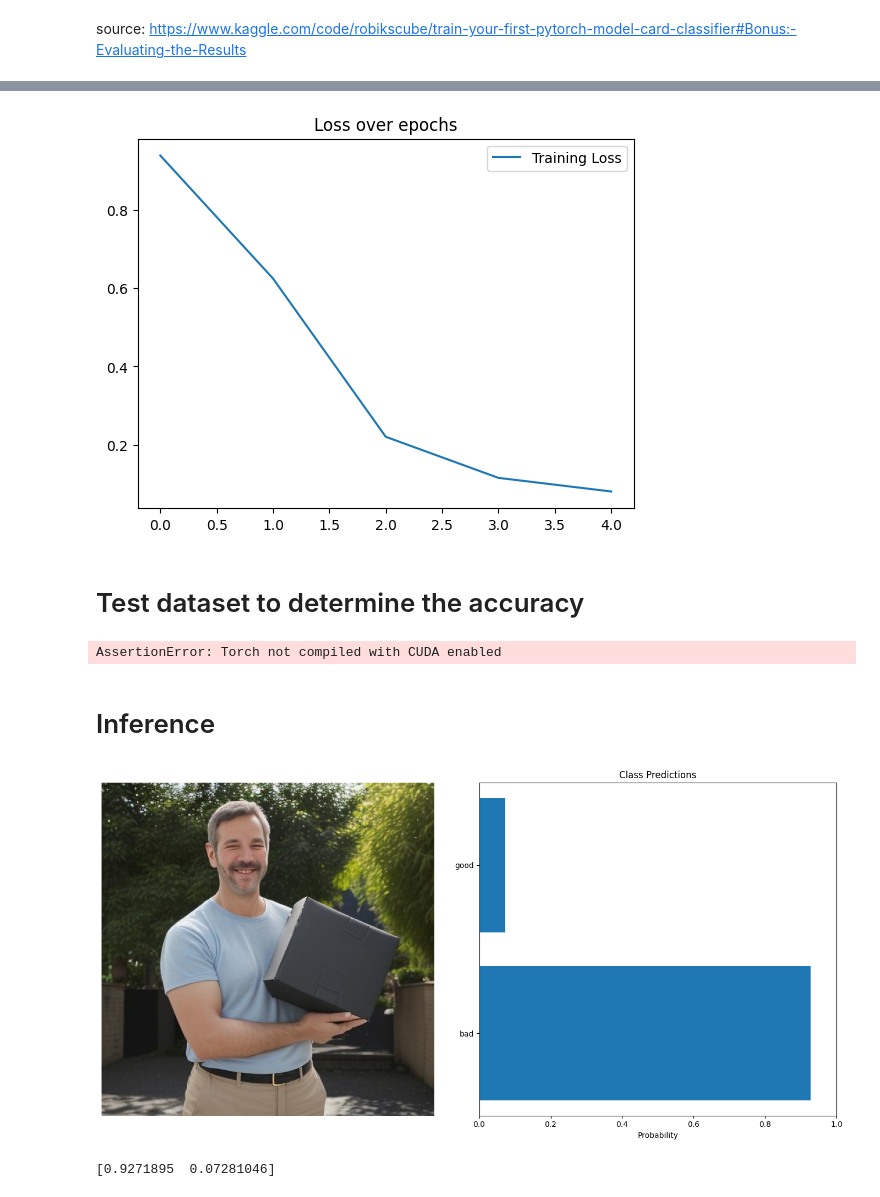
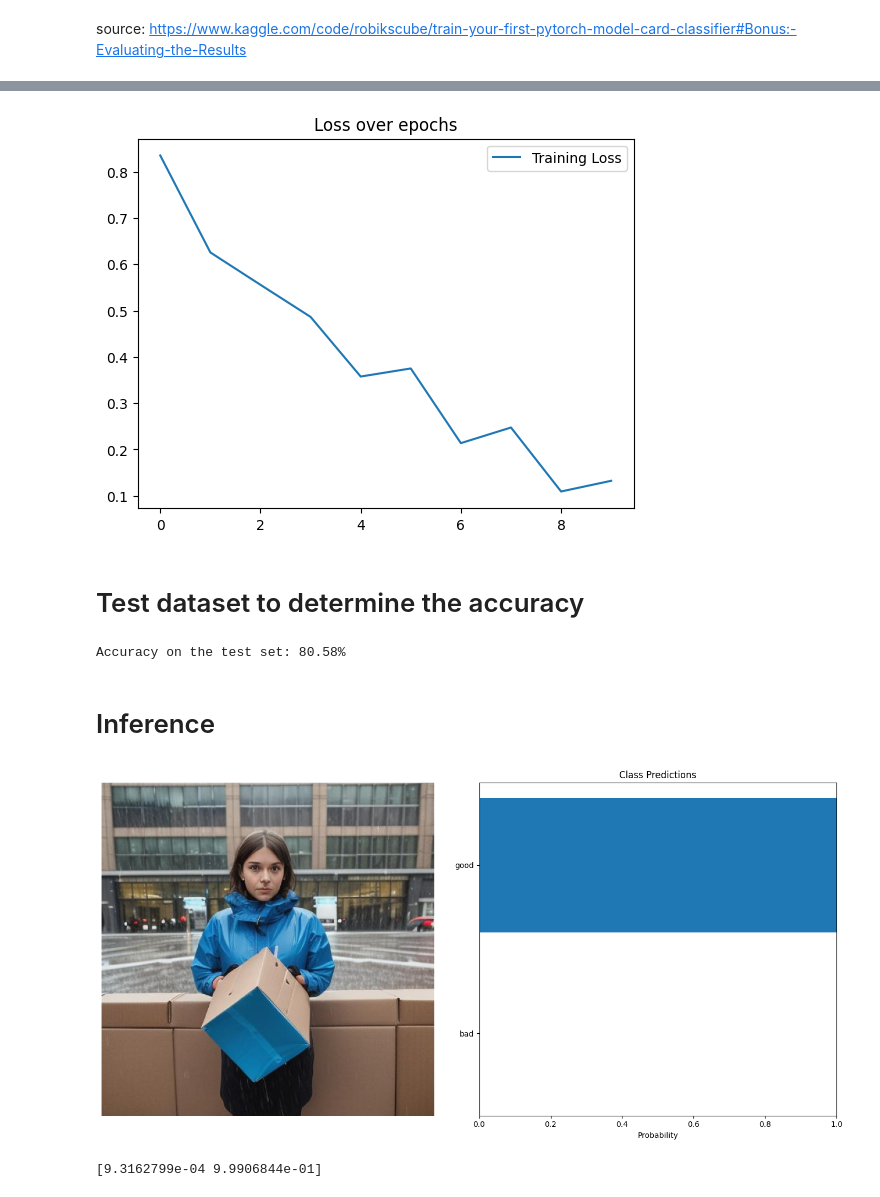
Before and after one commit to aarontenzing/filter-tool, a Jupyter notebook: model.ipynb, the cells around one changed output, grey strips where cells are left out. Cells and saved outputs as stored; diff of their text form; code cells hidden in the pictures.

```diff
--- a/model.ipynb
+++ b/model.ipynb
@@ -55,6 +67,6 @@ test_loader = DataLoader(test_data, batch_size=32, shuffle=False)
 # %%
 # Training the model
-num_epochs = 5
+num_epochs = 10
 train_losses = []
 
 device = torch.device('cuda' if torch.cuda.is_available() else 'cpu')
@@ -90,7 +114,7 @@ plt.legend()
 plt.title('Loss over epochs')
 plt.show()
 # %% [output]
-[figure, old version]
+[figure, new version]
 # %% [markdown]
 # Test dataset to determine the accuracy
 # %%
@@ -122,7 +146,7 @@ with torch.no_grad():
 accuracy = 100 * correct / total
 print('Accuracy on the test set: {:.2f}%'.format(accuracy))
 # %% [output]
-AssertionError: Torch not compiled with CUDA enabled
+Accuracy on the test set: 80.58%
 # %% [markdown]
 # Inference
 # %%
@@ -159,17 +183,17 @@ def visualize_predictions(original_image, probabilities, class_names):
 # %%
 from PIL import Image
 # Example usage
-test_image = "data\\129_2.jpg"
+test_image = "data\\110_1.jpg"
 original_image, image_tensor = preprocess_image(test_image, transform_operation) # determined earlier in the code
 probabilities = predict(model, image_tensor, device)
 
 # Assuming dataset.classes gives the class names
 class_names = train_data.classes
 visualize_predictions(original_image, probabilities, class_names)
 print(probabilities)
 # %% [output]
-[figure, old version]
+[figure, new version]
-[0.9271895  0.07281046]
+[9.3162799e-04 9.9906844e-01]
 # %%
 # Run inference write to directory
 import os
```
Also changed, not shown: parts of 5 cells of this notebook, 1 other file.
